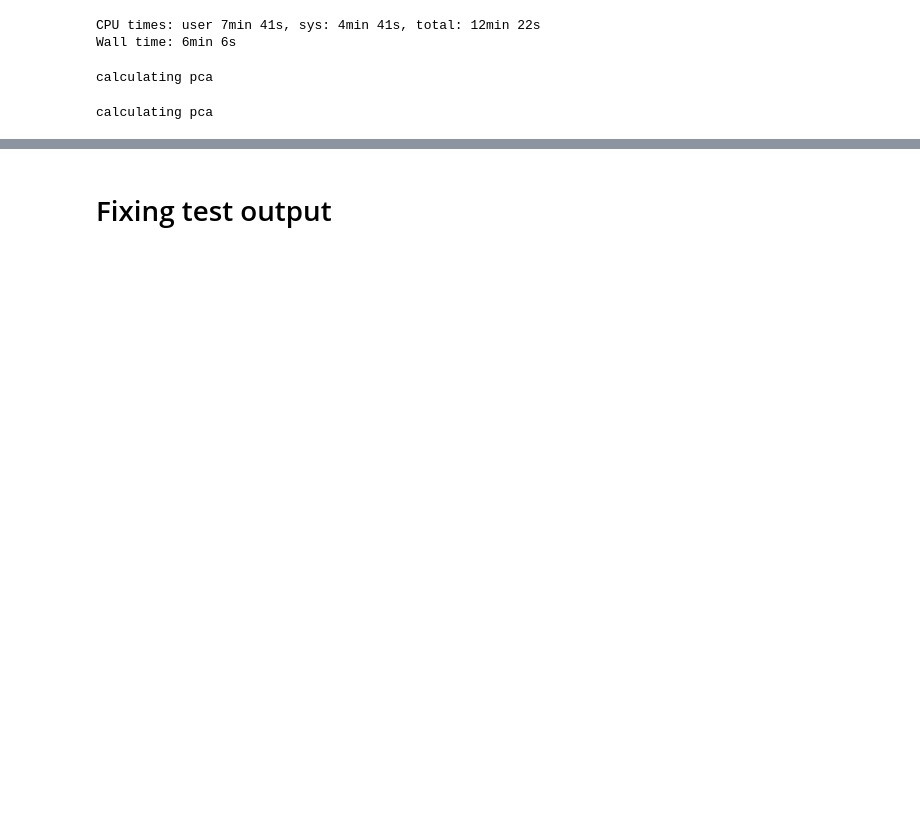
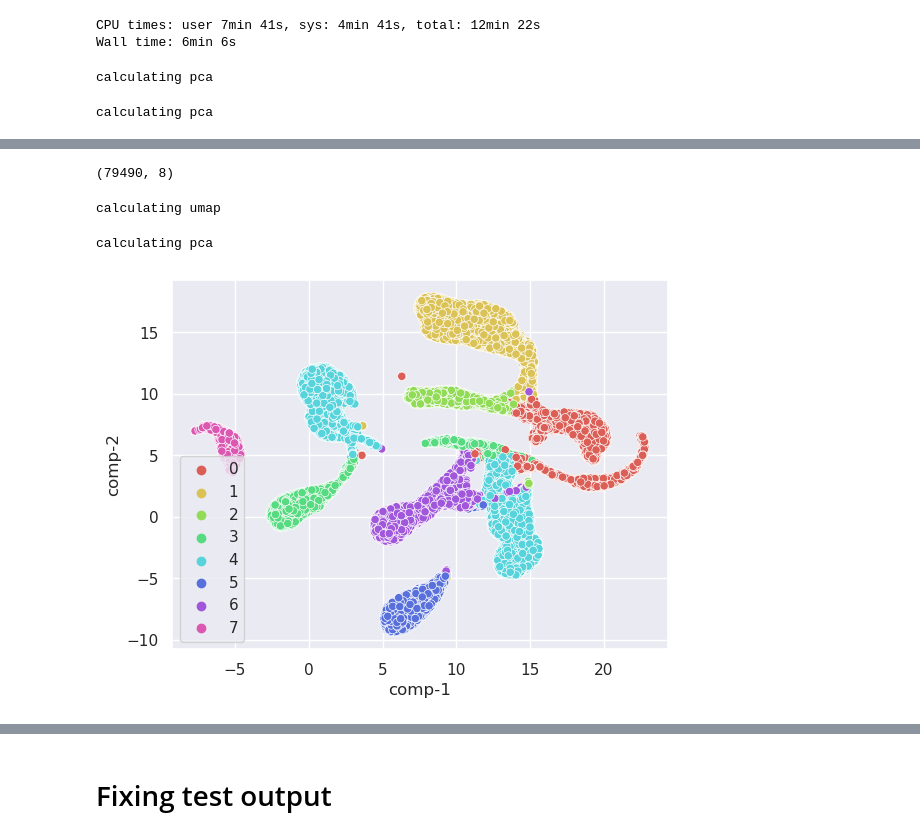
Before and after one commit to josebeo2016/add2023, a Jupyter notebook: track3.ipynb, the cells around one changed output, grey strips where cells are left out. Drawn from its saved outputs; the diff is of its cells as text; code cells hidden in the pictures; blank space fills up the shorter version.

```diff
--- a/track3.ipynb
+++ b/track3.ipynb
@@ -268,0 +273,16 @@ plt.savefig('docs/T3/umap_199_{}.png'.format("mchad_25"),dpi=600)
+# %%
+df = pd.DataFrame()
+# feat.columns = ["utt", "feats"]
+
+# for f in tqdm(onlyfiles):
+for f in tqdm(onlyfiles):
+    # print(f)
+    if "_T_" in f:
+        continue
+    if "_D_" in f:
+        continue
+    # feat = np.load(join(mypath, f)).flatten()
+    feat = np.array(torch.load(join(mypath, f)))
+    df = df.append({"utt": f.replace(".npy",".wav"), "feats": feat}, ignore_index=True)
+    # print(bio_inp)
+df.head
@@ -268,0 +307,5 @@ plt.savefig('docs/T3/umap_199_{}.png'.format("mchad_25"),dpi=600)
+# %%
+score_file = "docs/T3/fix_mchad_rawnet_fs_ori_t3r1test_195_emp.txt"
+df_score = pd.read_csv(score_file, sep=' ', header=None)
+df_score.columns = ["utt", "class"]
+df_score.head
@@ -268,0 +327,38 @@ plt.savefig('docs/T3/umap_199_{}.png'.format("mchad_25"),dpi=600)
+# %%
+full = df_score.join(df.set_index('utt'), on="utt", how="inner")
+X=np.array(full["feats"].to_list())
+X.shape
+# %% [output]
+(79490, 8)
+# %%
+import umap
+from sklearn.preprocessing import StandardScaler
+reducer = umap.UMAP()
+
+z = reducer.fit_transform(X)
+print("calculating umap")
+# %% [output]
+calculating umap
+# %%
+from sklearn import decomposition
+print("calculating pca")
+pca = decomposition.PCA(n_components=2)
+pca.fit(X)
+z = pca.transform(X)
+# %% [output]
+calculating pca
+# %%
+dff = pd.DataFrame()
+uniq = np.unique(full['class']).shape[0]
+uniq
+dff["y"] = full['class']
+dff["comp-1"] = z[:,0]
+dff["comp-2"] = z[:,1]
+
+sns.scatterplot(x="comp-1", y="comp-2", hue=dff.y.tolist(),
+                palette=sns.color_palette("hls", uniq),
+
+                data=dff).set(title="")
+plt.savefig('docs/T3/umap_fix_predict_195.png',dpi=600)
+# %% [output]
+[figure, added]
```
Also changed, not shown: parts of 15 cells of this notebook, 9 other files.
